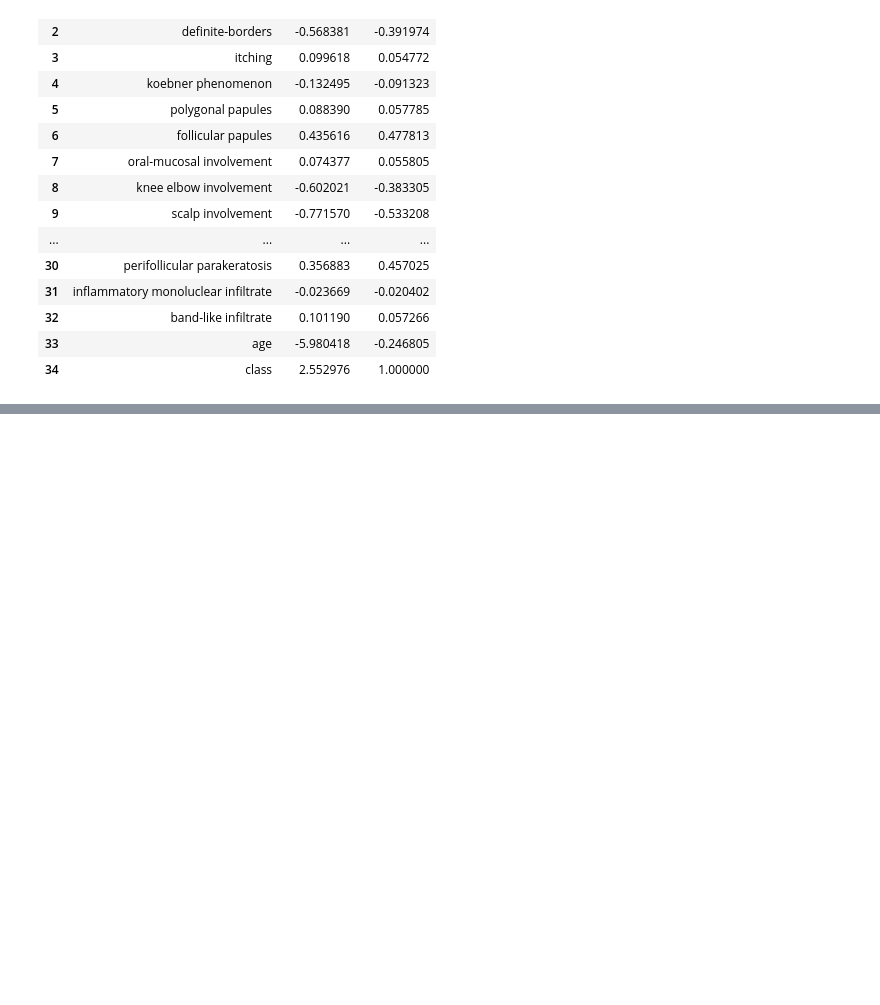
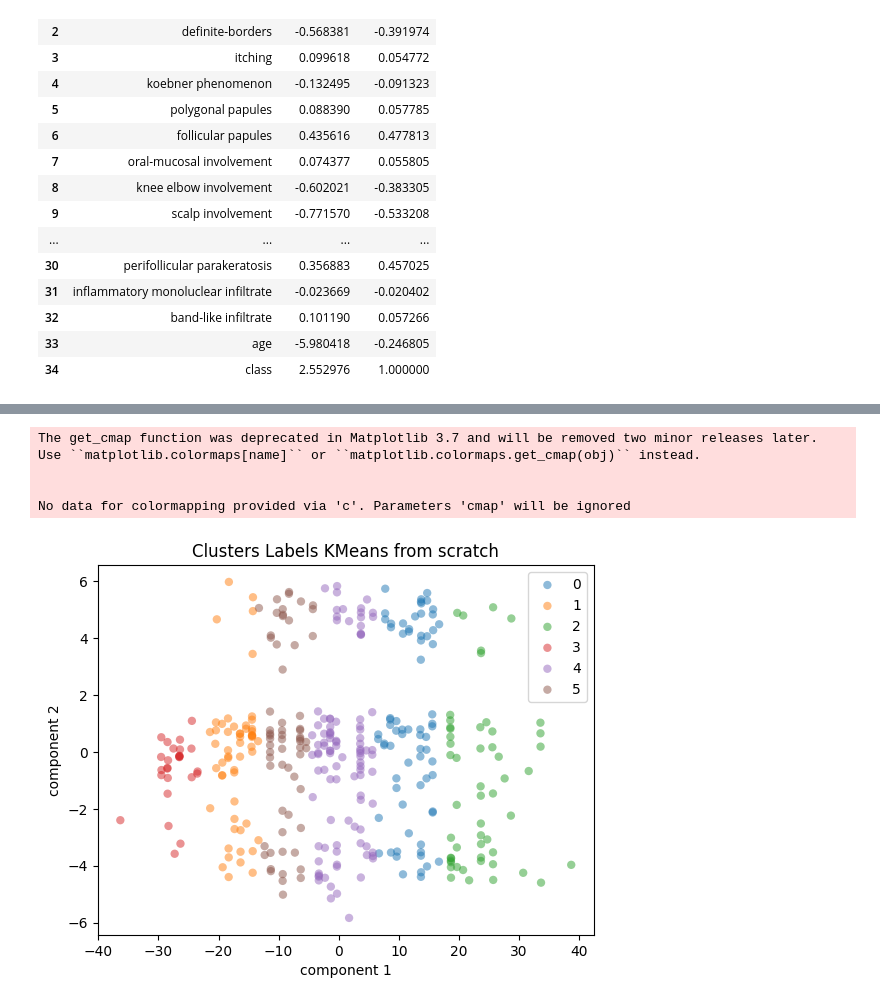
Before and after one commit to giovannaFantacini/KDD_DatasetDermatology, a Jupyter notebook: Mineracao.ipynb, the cells around one changed output, grey strips where cells are left out. Drawn from its saved outputs; the diff is of its cells as text; code cells hidden in the pictures; blank space fills up the shorter version.

```diff
--- a/Mineracao.ipynb
+++ b/Mineracao.ipynb
@@ -1478,0 +1571,12 @@ display(table_measures)
+# %%
+#Applying our kmeans function from scratch
+labels = KMeans_scratch(projected,6,5)
+
+#Visualize the results
+plot_samples(projected, labels, 'Clusters Labels KMeans from scratch')
+# %% [output]
+The get_cmap function was deprecated in Matplotlib 3.7 and will be removed two minor releases later. Use ``matplotlib.colormaps[name]`` or ``matplotlib.colormaps.get_cmap(obj)`` instead.
+
+
+No data for colormapping provided via 'c'. Parameters 'cmap' will be ignored
+[figure, added]
```
Also changed, not shown: parts of 33 cells of this notebook.
